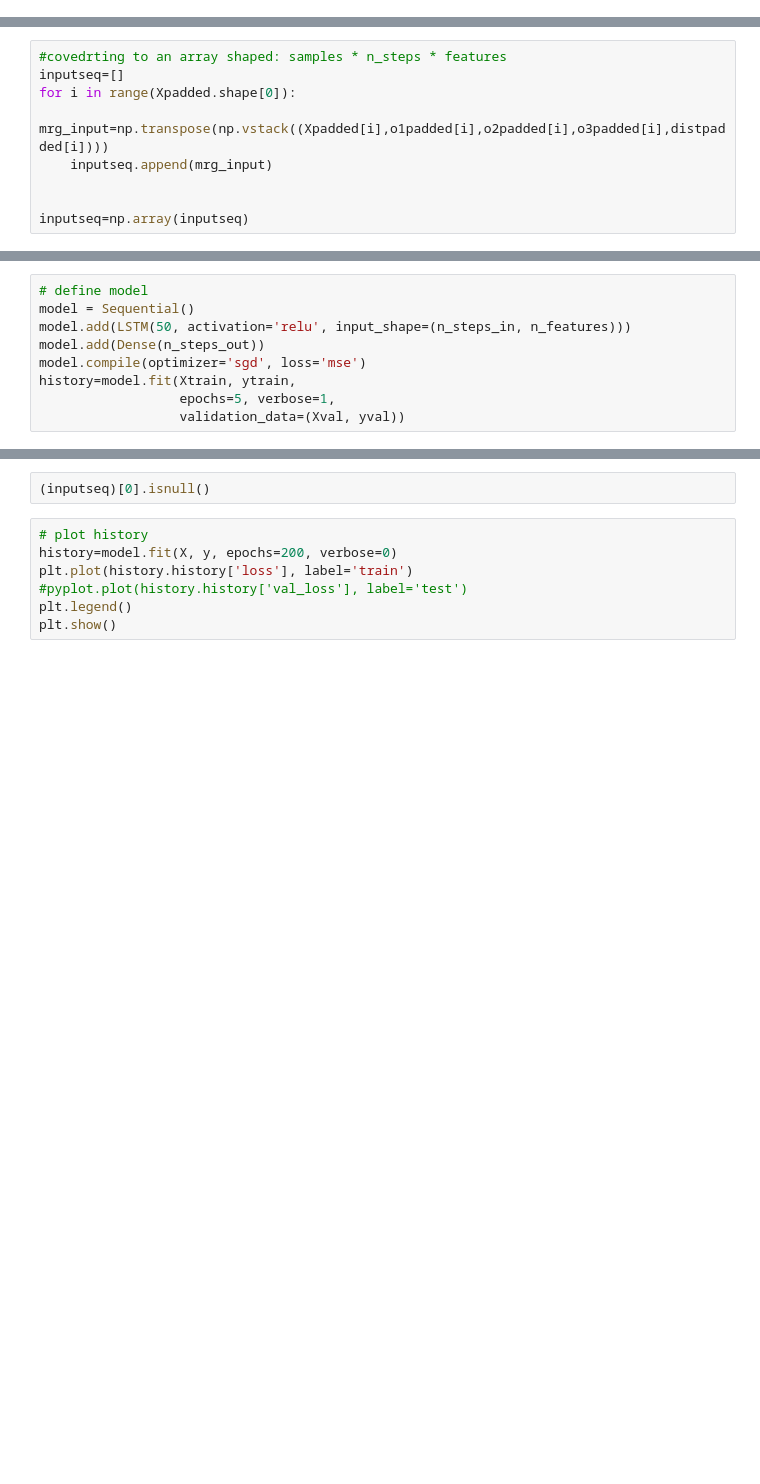
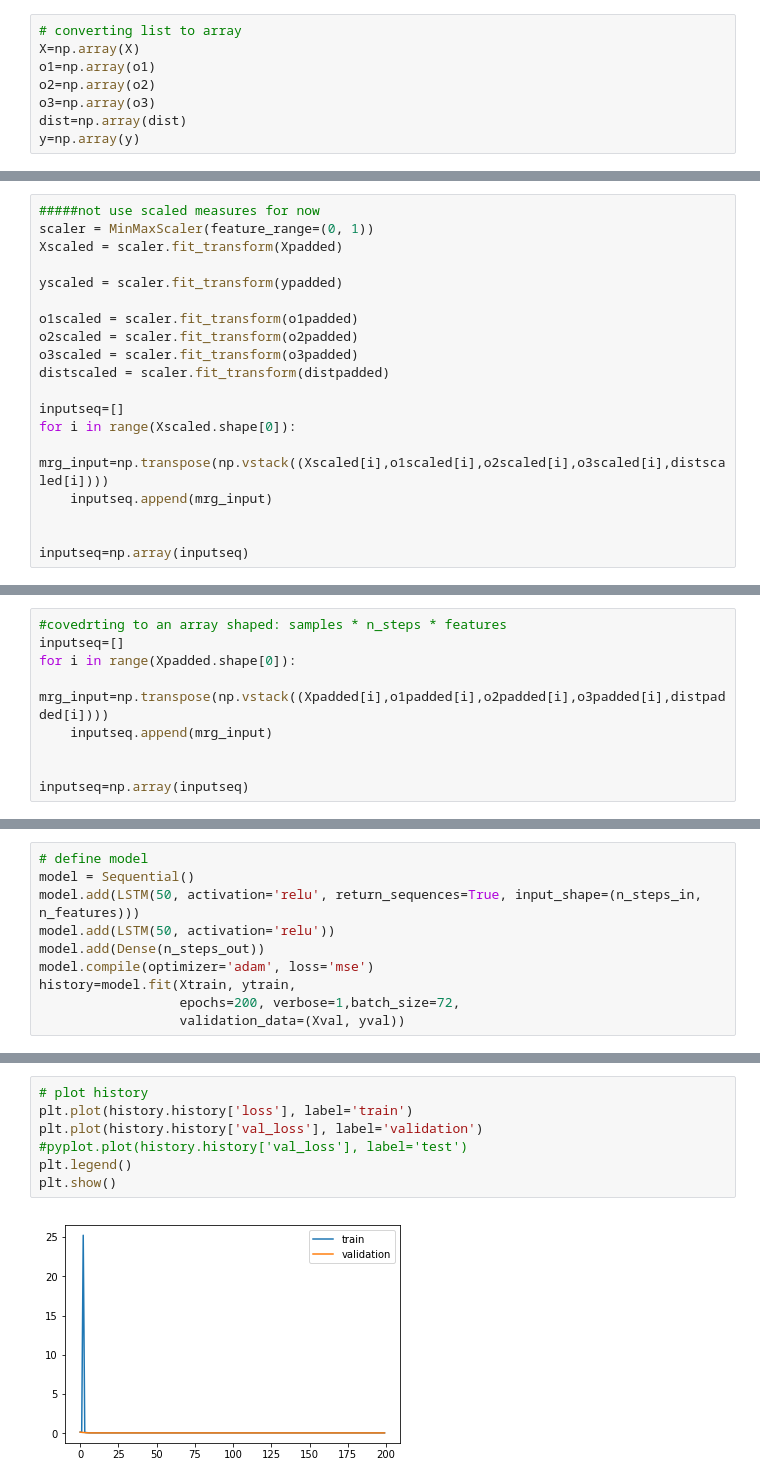
Before and after one commit to arashk1990/ProjectVR, a Jupyter notebook: DataCleaning.ipynb, the cells around one changed output, grey strips where cells are left out. Saved outputs shown, nothing was run; the diff lists cells and outputs as text; blank space fills up the shorter version.

```diff
--- a/DataCleaning.ipynb
+++ b/DataCleaning.ipynb
@@ -367,3 +427,11 @@ X, o1, o2, o3, dist, y = sampleinput(userXtraj,usero1traj, usero2traj, usero3tra
+# %%
+# converting list to array
+X=np.array(X)
+o1=np.array(o1)
+o2=np.array(o2)
+o3=np.array(o3)
+dist=np.array(dist)
+y=np.array(y)
 # %%
 Xpadded = pad_sequences(X, dtype='float32')       #padding sequences to have same length by adding 0s
 o1padded = pad_sequences(o1,dtype='float32')
@@ -374 +441,20 @@ distpadded = pad_sequences(dist,dtype='float32')
 ypadded = pad_sequences(y, padding='post',dtype='float32')
+# %%
+#####not use scaled measures for now
+scaler = MinMaxScaler(feature_range=(0, 1))
+Xscaled = scaler.fit_transform(Xpadded)
+
+yscaled = scaler.fit_transform(ypadded)
+
+o1scaled = scaler.fit_transform(o1padded)
+o2scaled = scaler.fit_transform(o2padded)
+o3scaled = scaler.fit_transform(o3padded)
+distscaled = scaler.fit_transform(distpadded)
+
+inputseq=[]
+for i in range(Xscaled.shape[0]):
+    mrg_input=np.transpose(np.vstack((Xscaled[i],o1scaled[i],o2scaled[i],o3scaled[i],distscaled[i])))
+    inputseq.append(mrg_input)
+
+
+inputseq=np.array(inputseq)
@@ -427,9 +526,10 @@ ytrain=ytrain[trainlabel]
 # %%
 # define model
 model = Sequential()
-model.add(LSTM(50, activation='relu', input_shape=(n_steps_in, n_features)))
+model.add(LSTM(50, activation='relu', return_sequences=True, input_shape=(n_steps_in, n_features)))
+model.add(LSTM(50, activation='relu'))
 model.add(Dense(n_steps_out))
-model.compile(optimizer='sgd', loss='mse')
+model.compile(optimizer='adam', loss='mse')
 history=model.fit(Xtrain, ytrain,
-                  epochs=5, verbose=1,
+                  epochs=200, verbose=1,batch_size=72,
                   validation_data=(Xval, yval))
@@ -436,9 +554,9 @@ history=model.fit(Xtrain, ytrain,
-# %%
-(inputseq)[0].isnull()
 # %%
 # plot history
-history=model.fit(X, y, epochs=200, verbose=0)
 plt.plot(history.history['loss'], label='train')
+plt.plot(history.history['val_loss'], label='validation')
 #pyplot.plot(history.history['val_loss'], label='test')
 plt.legend()
 plt.show()
+# %% [output]
+[figure, added]
```
Also changed, not shown: parts of 23 cells of this notebook.
